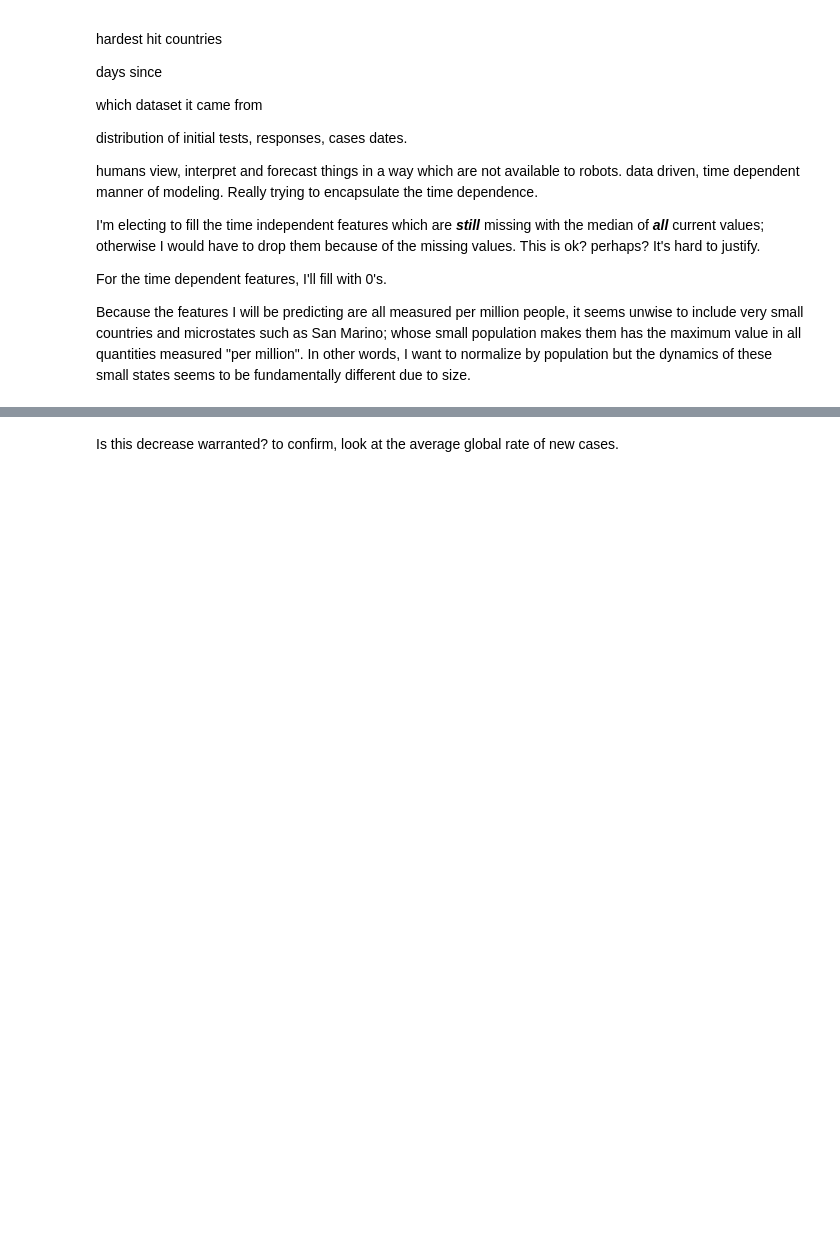
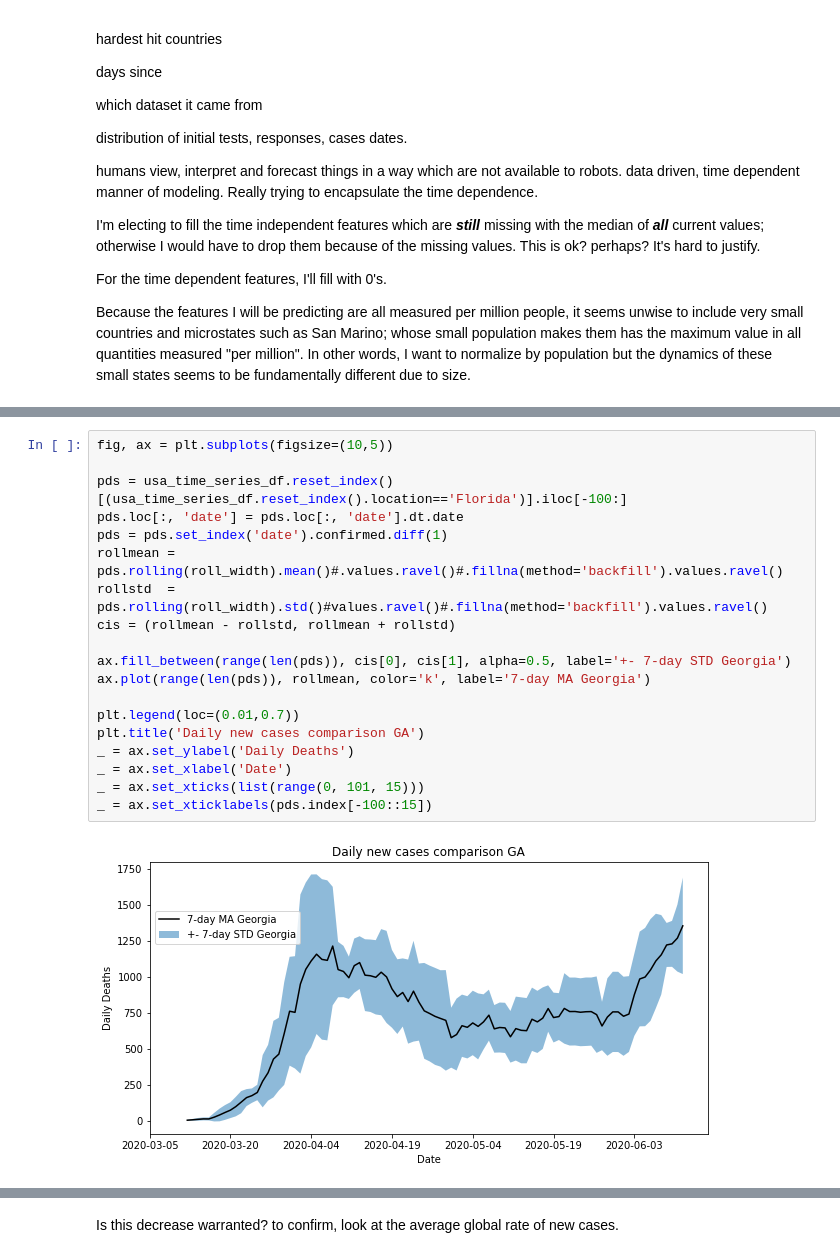
Before and after one commit to mgudorf/datsci, a Jupyter notebook: capstone2/COVID19_data_cleaning_and_exploration.ipynb, the cells around one changed output, grey strips where cells are left out. Saved outputs shown, nothing was run; the diff lists cells and outputs as text; blank space fills up the shorter version.

```diff
--- a/capstone2/COVID19_data_cleaning_and_exploration.ipynb
+++ b/capstone2/COVID19_data_cleaning_and_exploration.ipynb
@@ -1202,3 +1293,24 @@ plt.savefig('GAvsMIcases.jpg')
+# %%
+fig, ax = plt.subplots(figsize=(10,5))
+
+pds = usa_time_series_df.reset_index()[(usa_time_series_df.reset_index().location=='Florida')].iloc[-100:]
+pds.loc[:, 'date'] = pds.loc[:, 'date'].dt.date
+pds = pds.set_index('date').confirmed.diff(1)
+rollmean = pds.rolling(roll_width).mean()#.values.ravel()#.fillna(method='backfill').values.ravel()
+rollstd  = pds.rolling(roll_width).std()#values.ravel()#.fillna(method='backfill').values.ravel()
+cis = (rollmean - rollstd, rollmean + rollstd)
+
+ax.fill_between(range(len(pds)), cis[0], cis[1], alpha=0.5, label='+- 7-day STD Georgia')
+ax.plot(range(len(pds)), rollmean, color='k', label='7-day MA Georgia')
+
+plt.legend(loc=(0.01,0.7))
+plt.title('Daily new cases comparison GA')
+_ = ax.set_ylabel('Daily Deaths')
+_ = ax.set_xlabel('Date')
+_ = ax.set_xticks(list(range(0, 101, 15)))
+_ = ax.set_xticklabels(pds.index[-100::15])
+# %% [output]
+[figure, added]
 # %%
 fig, ax = plt.subplots()
 ax2 = ax.twinx()
```
Also changed, not shown: parts of 37 cells of this notebook, 3 other files.
